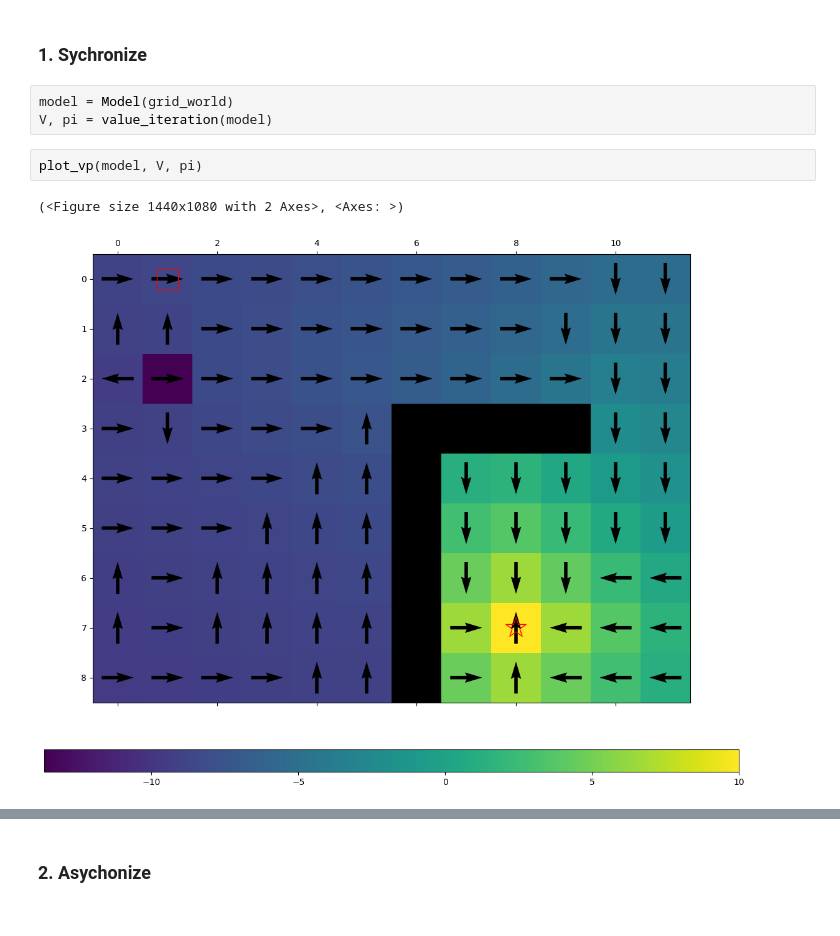
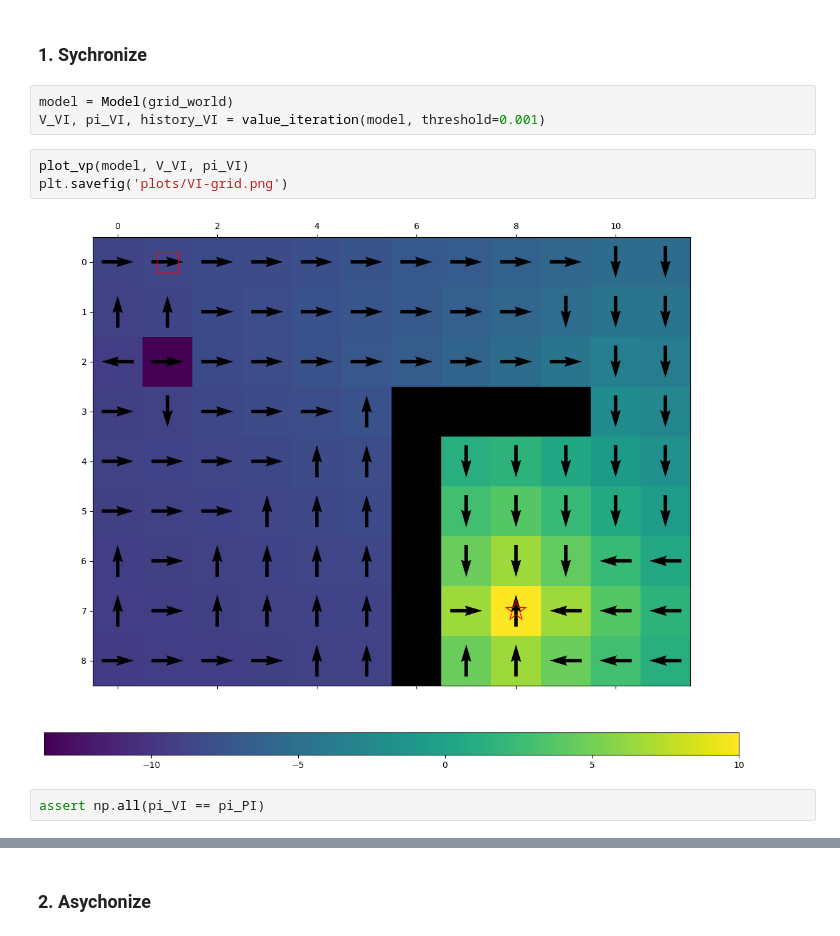
Before and after one commit to tonyauyeung/MLMI7-Reinforcement-Learning, a Jupyter notebook: main.ipynb, the cells around one changed output, grey strips where cells are left out. Saved outputs shown, nothing was run; the diff lists cells and outputs as text.

```diff
--- a/main.ipynb
+++ b/main.ipynb
@@ -24,9 +27,11 @@ plot_vp(model, V, pi)
 ### 1. Sychronize
 # %%
 model = Model(grid_world)
-V, pi = value_iteration(model)
+V_VI, pi_VI, history_VI = value_iteration(model, threshold=0.001)
-# %%
-plot_vp(model, V, pi)
-# %% [output]
-(<Figure size 1440x1080 with 2 Axes>, <Axes: >)
-[figure, removed]
+# %%
+plot_vp(model, V_VI, pi_VI)
+plt.savefig('plots/VI-grid.png')
+# %% [output]
+[figure, added]
+# %%
+assert np.all(pi_VI == pi_PI)
```
Also changed, not shown: parts of 17 cells of this notebook, 12 other files.
